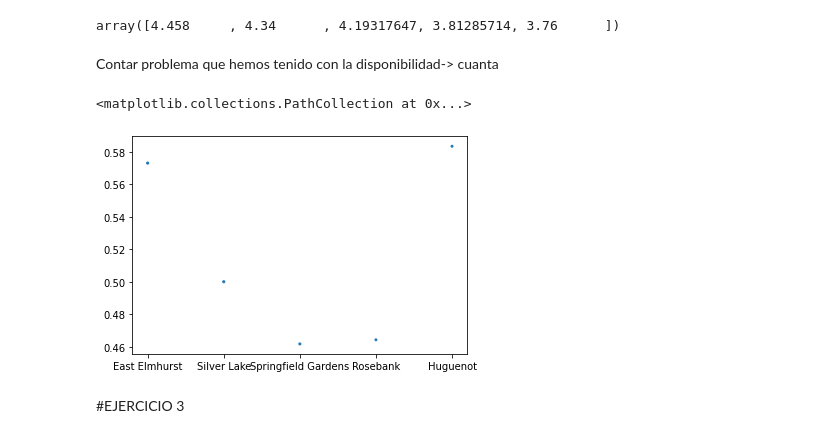
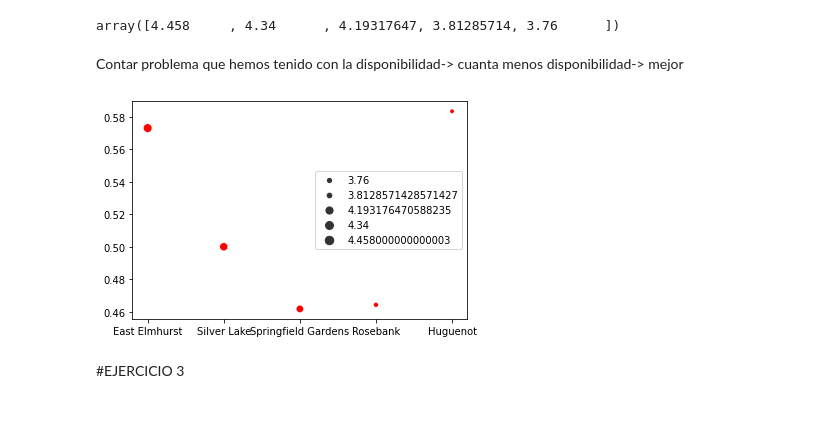
Before and after one commit to amayasarasacolina/MineriaL1P1, a Jupyter notebook: L1P1.ipynb, the cells around one changed output. Cells and saved outputs as stored; diff of their text form; code cells hidden in the pictures.

```diff
--- a/L1P1.ipynb
+++ b/L1P1.ipynb
@@ -680,17 +681,17 @@ s_barrios
 # %% [output]
 array([4.458     , 4.34      , 4.19317647, 3.81285714, 3.76      ])
 # %% [markdown]
-Contar problema que hemos tenido con la disponibilidad-> cuanta
+Contar problema que hemos tenido con la disponibilidad-> cuanta menos disponibilidad-> mejor
 # %%
 #Bubble Plot BARRIO1. The size of points changes based on a third variable
 # x = barrio (ya tenemos una variable de los barrios)
 # y = calidad de los apartamentos (classification)
 # s = reseñas
 #los tres tendrán tamaño del vector (5x1)
-plt.scatter(x_barrios,y_barrios,s_barrios)
+sns.scatterplot(x=x_barrios,y=y_barrios,size=s_barrios, color='red')
+plt.show()
 # %% [output]
-<matplotlib.collections.PathCollection at 0x...>
-[figure, old version]
+[figure, new version]
 # %% [markdown]
 #EJERCICIO 3
 # %% [markdown]
```
Also changed, not shown: parts of 5 cells of this notebook.
